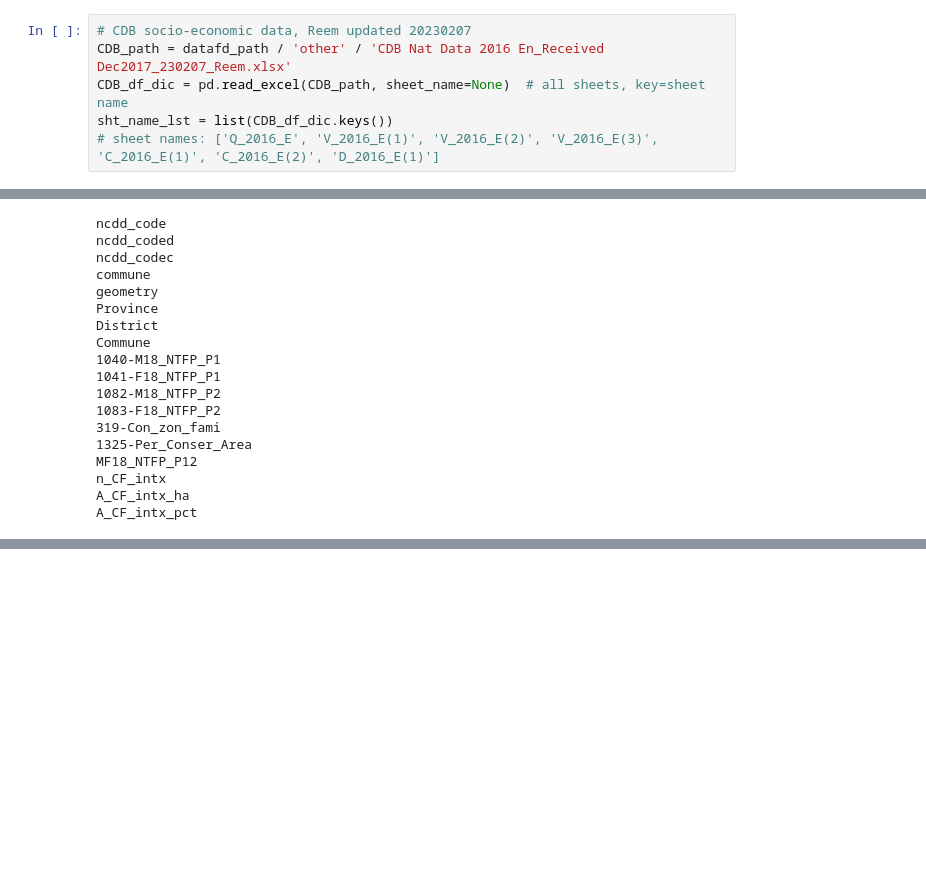
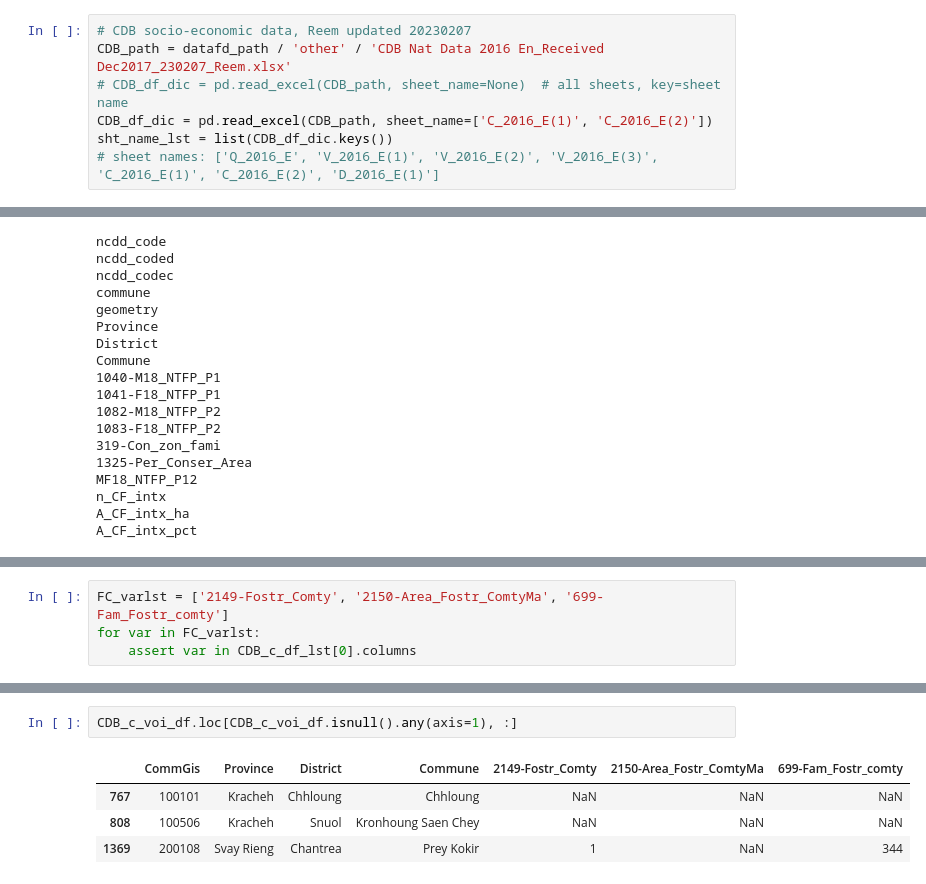
Before and after one commit to sig-gis/mpi, a Jupyter notebook: code/other/map_CDB.ipynb, the cells around one changed output, grey strips where cells are left out. Drawn from its saved outputs; the diff is of its cells as text; blank space fills up the shorter version.

```diff
--- a/code/other/map_CDB.ipynb
+++ b/code/other/map_CDB.ipynb
@@ -32,7 +38,8 @@ datafd_path = code_path.parent.parent / 'data'
 # %%
 # CDB socio-economic data, Reem updated 20230207
 CDB_path = datafd_path / 'other' / 'CDB Nat Data 2016 En_Received Dec2017_230207_Reem.xlsx'
-CDB_df_dic = pd.read_excel(CDB_path, sheet_name=None)  # all sheets, key=sheet name
+# CDB_df_dic = pd.read_excel(CDB_path, sheet_name=None)  # all sheets, key=sheet name
+CDB_df_dic = pd.read_excel(CDB_path, sheet_name=['C_2016_E(1)', 'C_2016_E(2)'])
 sht_name_lst = list(CDB_df_dic.keys())
 # sheet names: ['Q_2016_E', 'V_2016_E(1)', 'V_2016_E(2)', 'V_2016_E(3)', 'C_2016_E(1)', 'C_2016_E(2)', 'D_2016_E(1)']
 # %% [markdown]
@@ -774,0 +1061,4 @@ A_CF_intx_pct
+# %%
+FC_varlst = ['2149-Fostr_Comty', '2150-Area_Fostr_ComtyMa', '699-Fam_Fostr_comty']
+for var in FC_varlst:
+    assert var in CDB_c_df_lst[0].columns
@@ -774,0 +1109,7 @@ A_CF_intx_pct
+# %%
+CDB_c_voi_df.loc[CDB_c_voi_df.isnull().any(axis=1), :]
+# %% [output]
+|  | CommGis | Province | District | Commune | 2149-Fostr_Comty | 2150-Area_Fostr_ComtyMa | 699-Fam_Fostr_comty |
+| 767 | 100101 | Kracheh | Chhloung | Chhloung | NaN | NaN | NaN |
+| 808 | 100506 | Kracheh | Snuol | Kronhoung Saen Chey | NaN | NaN | NaN |
+| 1369 | 200108 | Svay Rieng | Chantrea | Prey Kokir | 1 | NaN | 344 |
```
Also changed, not shown: parts of 64 cells of this notebook, 1 other file.
